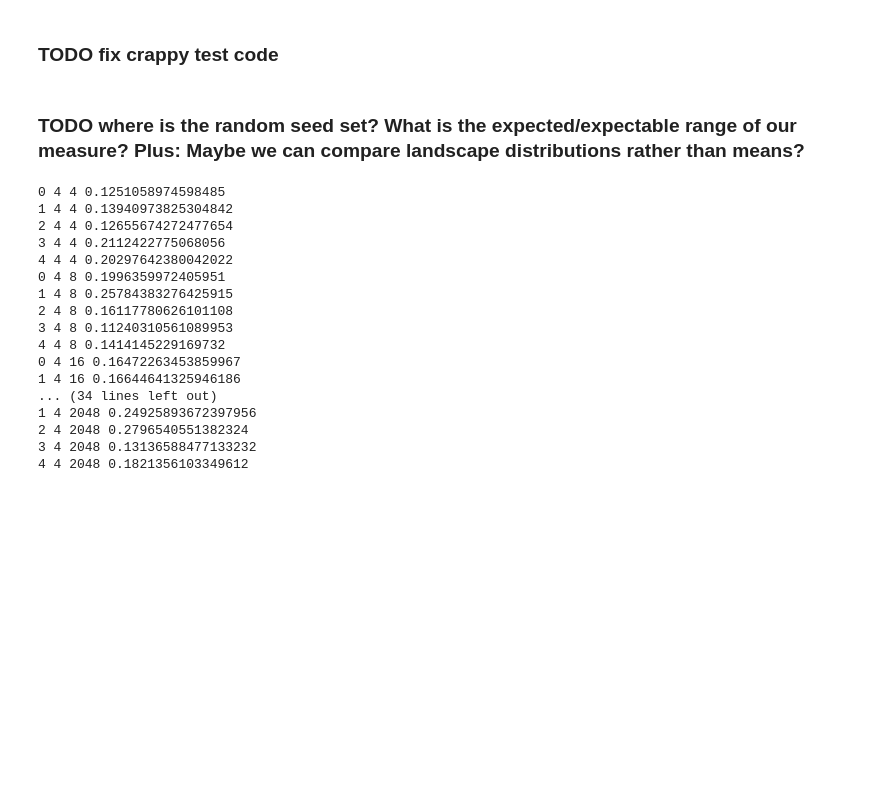
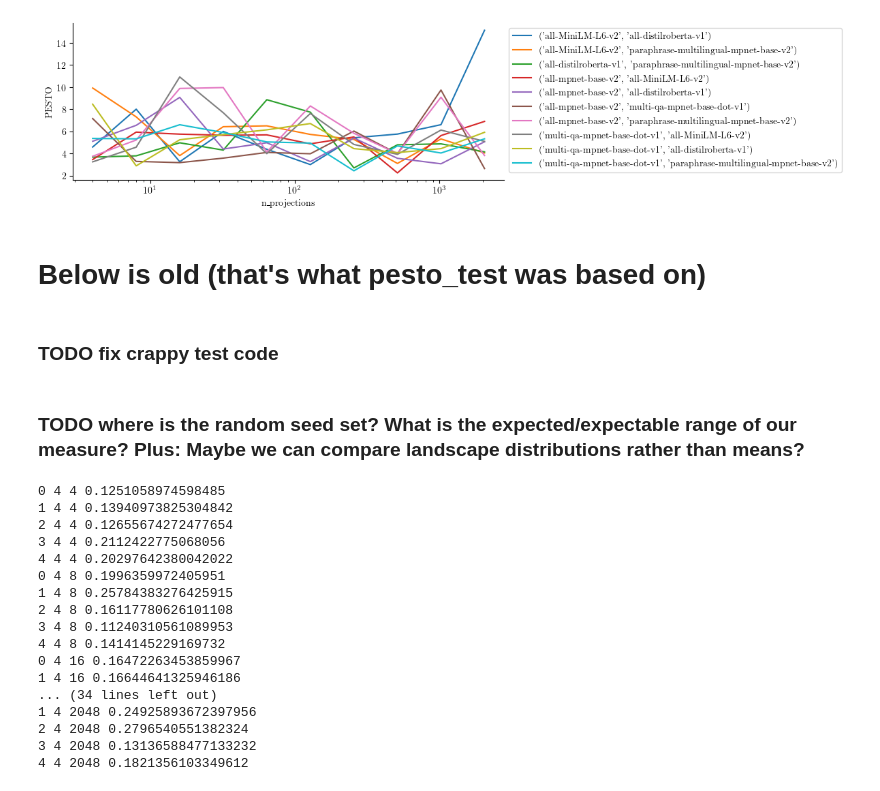
Before and after one commit to aidos-lab/Presto, a Jupyter notebook: notebooks/pesto_test.ipynb, the cells around one changed output. Drawn from its saved outputs; the diff is of its cells as text; code cells hidden in the pictures; blank space fills up the shorter version.

Commit message:
pesto to compare different language models on the same dataset with varying n_projections

```diff
--- a/notebooks/pesto_test.ipynb
+++ b/notebooks/pesto_test.ipynb
@@ -32,0 +40,2 @@ dataset2 = load_dataset("gfissore/arxiv-abstracts-2021")
+# %%
+embedding_combinations = list(combinations(embeddings, 2))
@@ -32,0 +44,11 @@ dataset2 = load_dataset("gfissore/arxiv-abstracts-2021")
+# %%
+scores = {c:list() for c in embedding_combinations}
+pesto_objects = {c:list() for c in embedding_combinations}
+projection_ns = [2**x for x in range(2,12)]
+for n_projections in projection_ns:
+    for e1, e2 in embedding_combinations:
+        metric = PESTO(max_homology_dim=2, normalize=False)
+        score = metric.fit_transform(embeddings[e1], embedding2, N=n_projections)
+        pesto_objects[e1,e2].append(metric)
+        scores[e1,e2].append(score)
+        print(e1, e2, n_projections, score)
@@ -32,0 +81,4 @@ dataset2 = load_dataset("gfissore/arxiv-abstracts-2021")
+# %%
+df = pd.DataFrame.from_records(scores)
+df["n_projections"] = projection_ns
+df
@@ -32,0 +97,3 @@ dataset2 = load_dataset("gfissore/arxiv-abstracts-2021")
+# %%
+melted_df = df.melt(id_vars=["n_projections"])
+melted_df.head()
@@ -33,3 +107,16 @@ dataset2 = load_dataset("gfissore/arxiv-abstracts-2021")
+# %%
+fig, ax = plt.subplots(1,1,figsize=(12,3))
+sns.lineplot(melted_df, x="n_projections", y="value", hue="variable")
+sns.despine(fig)
+ax.set_xscale("log")
+ax.set_ylabel("PESTO")
+plt.legend(bbox_to_anchor=(1,1))
+plt.tight_layout()
+plt.savefig("pesto_cnn_1000_scores.pdf", bbox_inches="tight", transparent=True)
+# %% [output]
+[figure, added]
+# %% [markdown]
+# Below is old (that's what pesto_test was based on)
 # %% [markdown]
 ### TODO fix crappy test code
 # %%
```
Also changed, not shown: parts of 19 cells of this notebook, 5 other files.
